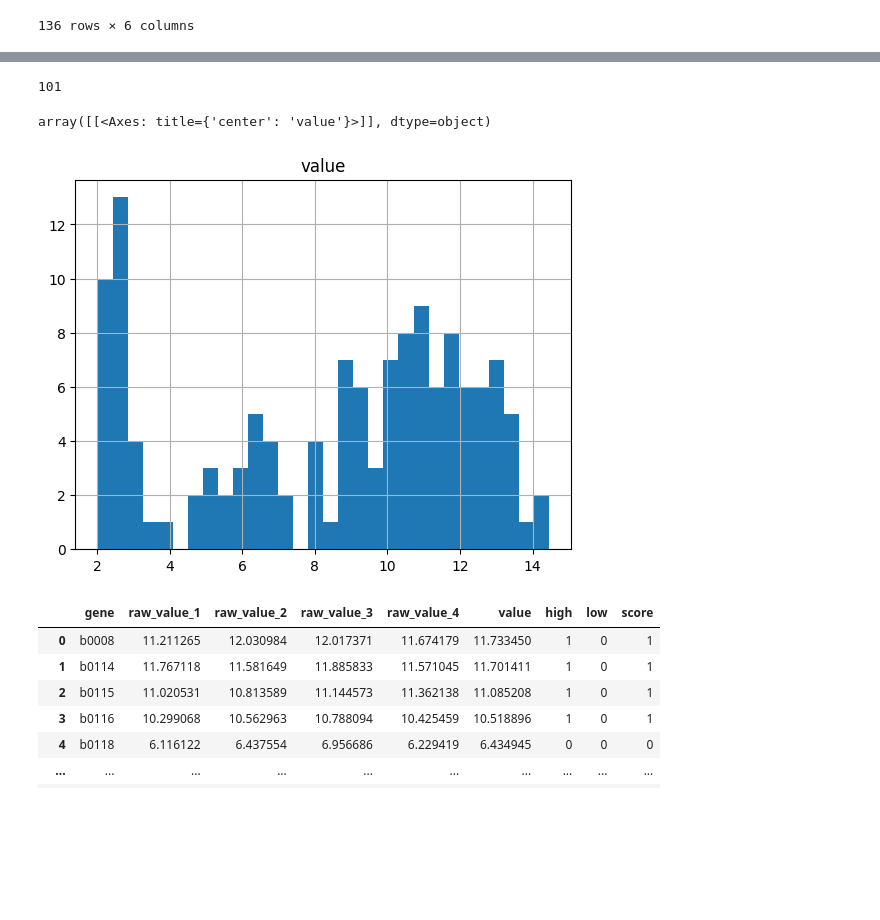
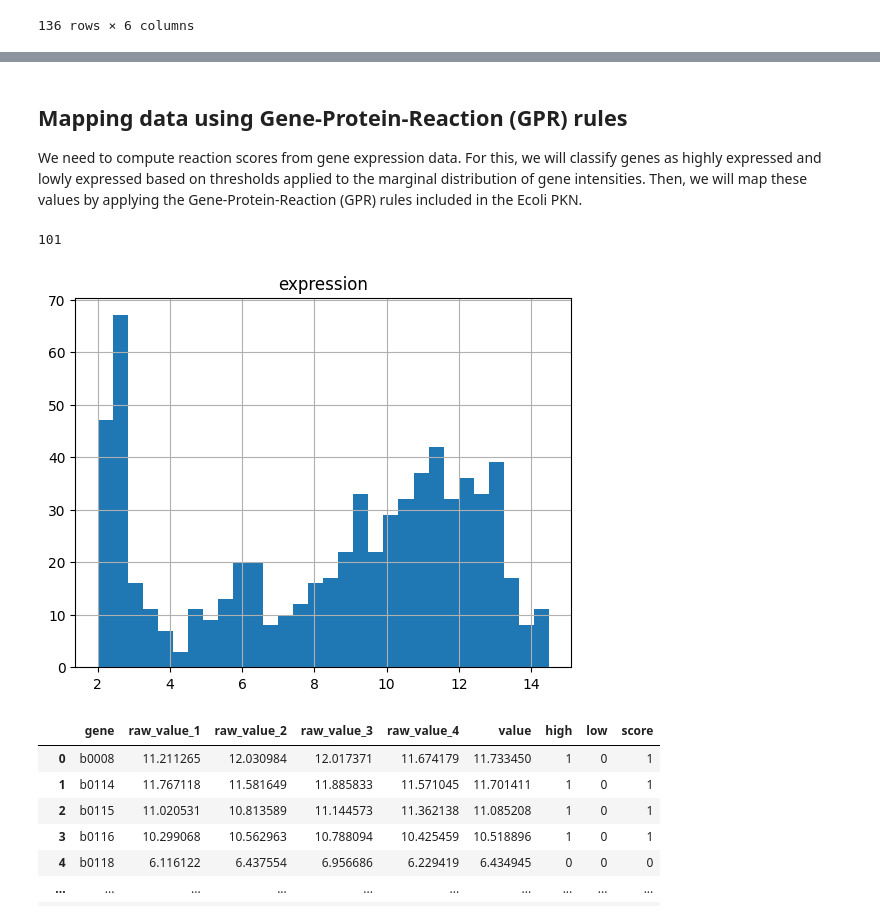
Before and after one commit to saezlab/corneto, a Jupyter notebook: docs/tutorials/context-specific-metabolic-omics.ipynb, the cells around one changed output, grey strips where cells are left out. Drawn from its saved outputs; the diff is of its cells as text; code cells hidden in the pictures; blank space fills up the shorter version.

```diff
--- a/docs/tutorials/context-specific-metabolic-omics.ipynb
+++ b/docs/tutorials/context-specific-metabolic-omics.ipynb
@@ -55,3 +65,7 @@ df_expr
+# %% [markdown]
+## Mapping data using Gene-Protein-Reaction (GPR) rules
+
+We need to compute reaction scores from gene expression data. For this, we will classify genes as highly expressed and lowly expressed based on thresholds applied to the marginal distribution of gene intensities. Then, we will map these values by applying the Gene-Protein-Reaction (GPR) rules included in the Ecoli PKN.
 # %%
 from corneto.methods.metabolism import evaluate_gpr_expression, get_unique_genes
 
@@ -60,10 +74,9 @@ len(genes)
 # %% [output]
 101
 # %%
-df_expr[["value"]].hist(bins=30)
+df_expr.set_index("gene").stack().to_frame(name='expression').hist(bins=30);
 # %% [output]
-array([[<Axes: title={'center': 'value'}>]], dtype=object)
-[figure, old version]
+[figure, new version]
 # %%
 df_expr["high"] = (df_expr["value"] >= 8).astype(int)
 df_expr["low"] = (df_expr["value"] <= 4).astype(int)
```
Also changed, not shown: parts of 28 cells of this notebook, 39 other files.
